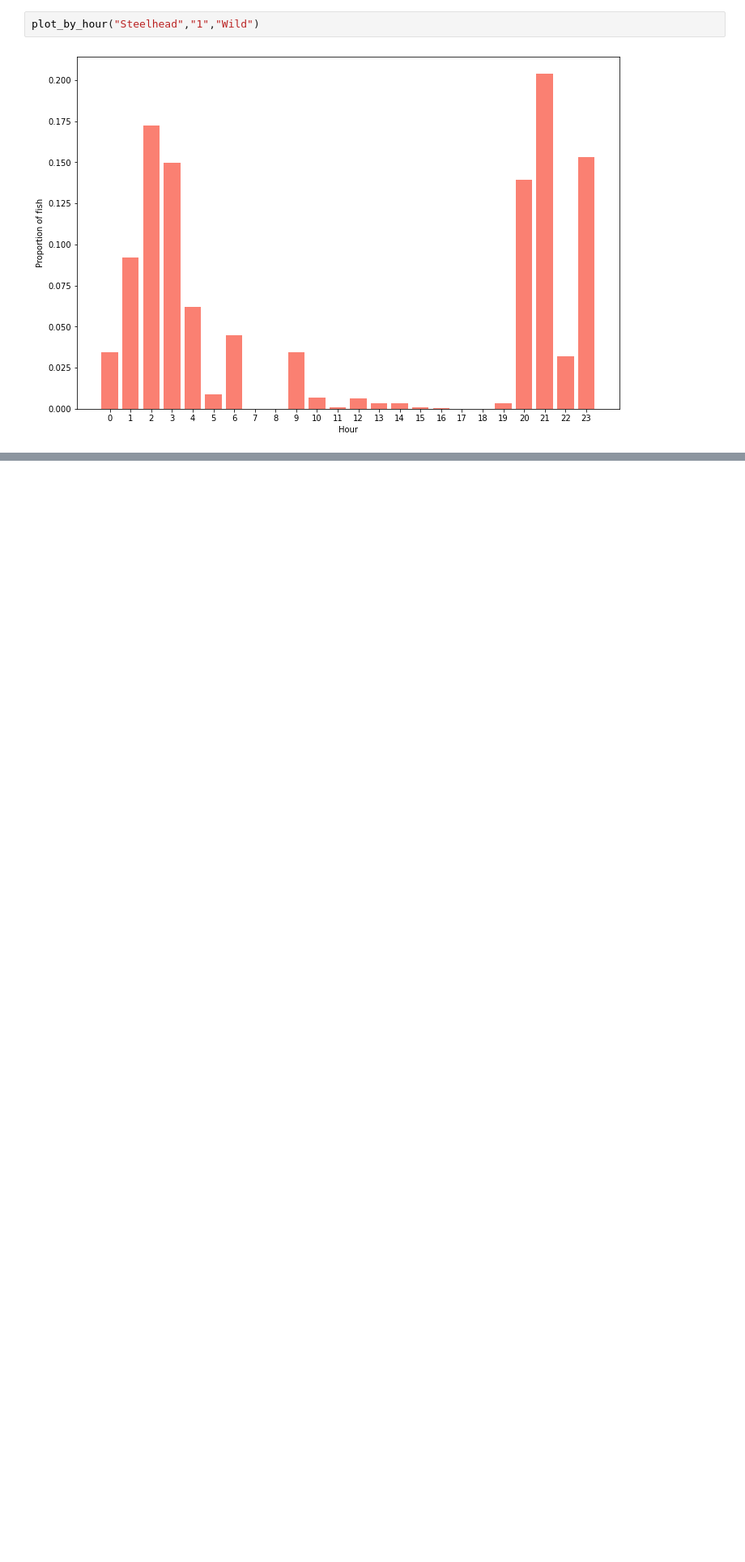
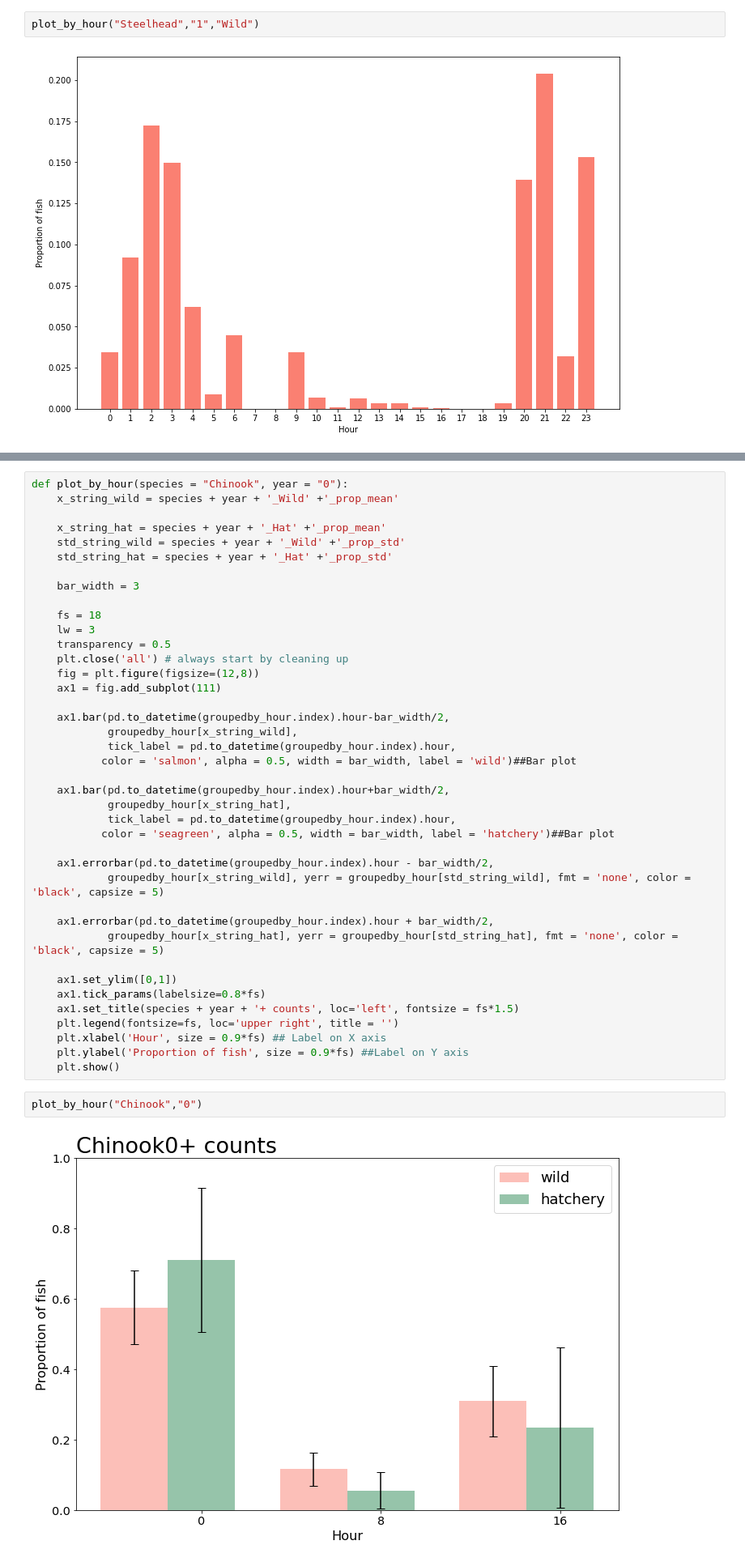
Before and after one commit to maria-kuruvilla/pied_piper, a Jupyter notebook: combine_dungeness_2006-2014_time_of_day.ipynb, the cells around one changed output, grey strips where cells are left out. Shown at 81% size. Saved outputs shown, nothing was run; the diff lists cells and outputs as text; blank space fills up the shorter version.

```diff
--- a/combine_dungeness_2006-2014_time_of_day.ipynb
+++ b/combine_dungeness_2006-2014_time_of_day.ipynb
@@ -132,0 +203,44 @@ plot_by_hour("Steelhead","1","Hat")
+# %%
+def plot_by_hour(species = "Chinook", year = "0"):
+    x_string_wild = species + year + '_Wild' +'_prop_mean'
+
+    x_string_hat = species + year + '_Hat' +'_prop_mean'
+    std_string_wild = species + year + '_Wild' +'_prop_std'
+    std_string_hat = species + year + '_Hat' +'_prop_std'
+
+    bar_width = 3
+
+    fs = 18
+    lw = 3
+    transparency = 0.5
+    plt.close('all') # always start by cleaning up
+    fig = plt.figure(figsize=(12,8))
+    ax1 = fig.add_subplot(111)
+
+    ax1.bar(pd.to_datetime(groupedby_hour.index).hour-bar_width/2,
+            groupedby_hour[x_string_wild],
+            tick_label = pd.to_datetime(groupedby_hour.index).hour,
+           color = 'salmon', alpha = 0.5, width = bar_width, label = 'wild')##Bar plot
+
+    ax1.bar(pd.to_datetime(groupedby_hour.index).hour+bar_width/2,
+            groupedby_hour[x_string_hat],
+            tick_label = pd.to_datetime(groupedby_hour.index).hour,
+           color = 'seagreen', alpha = 0.5, width = bar_width, label = 'hatchery')##Bar plot
+
+    ax1.errorbar(pd.to_datetime(groupedby_hour.index).hour - bar_width/2,
+            groupedby_hour[x_string_wild], yerr = groupedby_hour[std_string_wild], fmt = 'none', color = 'black', capsize = 5)
+
+    ax1.errorbar(pd.to_datetime(groupedby_hour.index).hour + bar_width/2,
+            groupedby_hour[x_string_hat], yerr = groupedby_hour[std_string_hat], fmt = 'none', color = 'black', capsize = 5)
+
+    ax1.set_ylim([0,1])
+    ax1.tick_params(labelsize=0.8*fs)
+    ax1.set_title(species + year + '+ counts', loc='left', fontsize = fs*1.5)
+    plt.legend(fontsize=fs, loc='upper right', title = '')
+    plt.xlabel('Hour', size = 0.9*fs) ## Label on X axis
+    plt.ylabel('Proportion of fish', size = 0.9*fs) ##Label on Y axis
+    plt.show()
+# %%
+plot_by_hour("Chinook","0")
+# %% [output]
+[figure, added]
```
Also changed, not shown: parts of 11 cells of this notebook, 13 other files.
